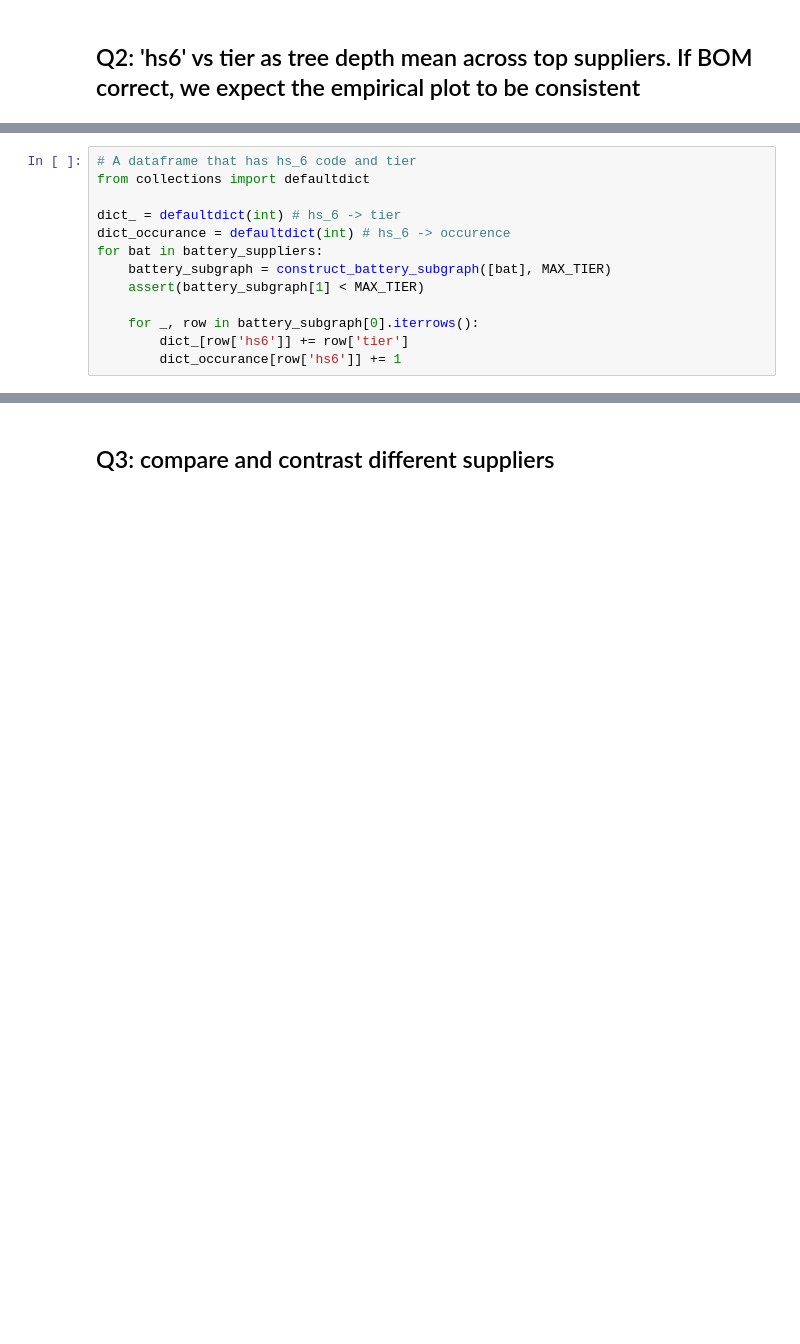
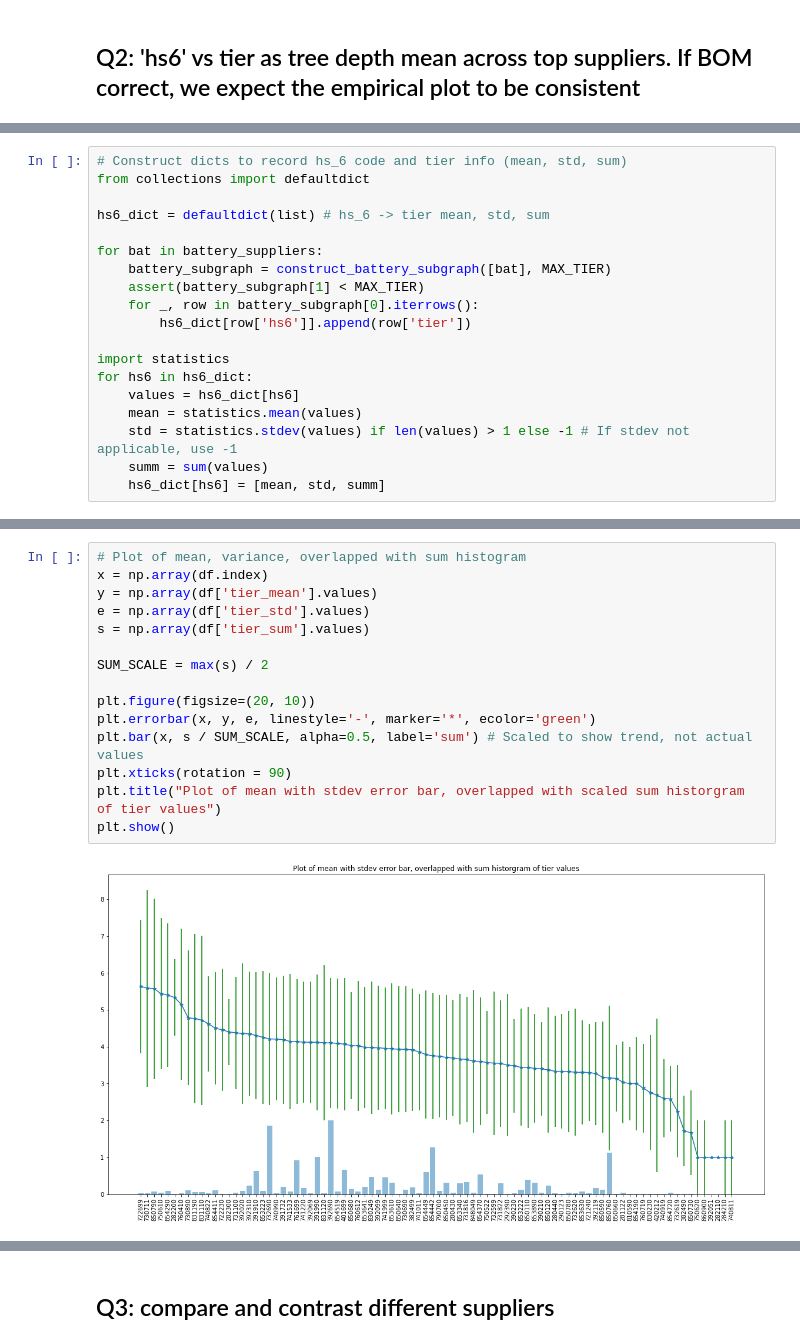
Before and after one commit to juandifers/supply-chain-model, a Jupyter notebook: battery_subgraph_reconstruction.ipynb, the cells around one changed output, grey strips where cells are left out. Cells and saved outputs as stored; diff of their text form; blank space fills up the shorter version.

```diff
--- a/battery_subgraph_reconstruction.ipynb
+++ b/battery_subgraph_reconstruction.ipynb
@@ -202,15 +203,21 @@ construct_battery_subgraph(['dell glXobal b.v'], MAX_TIER)[0]['tier'].values[0]
 # %% [output]
 2
 # %%
-# A dataframe that has hs_6 code and tier
+# Construct dicts to record hs_6 code and tier info (mean, std, sum)
 from collections import defaultdict
 
-dict_ = defaultdict(int) # hs_6 -> tier
-dict_occurance = defaultdict(int) # hs_6 -> occurence
+hs6_dict = defaultdict(list) # hs_6 -> tier mean, std, sum
+
 for bat in battery_suppliers:
     battery_subgraph = construct_battery_subgraph([bat], MAX_TIER)
     assert(battery_subgraph[1] < MAX_TIER)
+    for _, row in battery_subgraph[0].iterrows():
+        hs6_dict[row['hs6']].append(row['tier'])
 
-    for _, row in battery_subgraph[0].iterrows():
-        dict_[row['hs6']] += row['tier']
-        dict_occurance[row['hs6']] += 1
+import statistics
+for hs6 in hs6_dict:
+    values = hs6_dict[hs6]
+    mean = statistics.mean(values)
+    std = statistics.stdev(values) if len(values) > 1 else -1 # If stdev not applicable, use -1
+    summ = sum(values)
+    hs6_dict[hs6] = [mean, std, summ]
@@ -245,0 +282,17 @@ display(df.sort_values(['tier_mean'], ascending = True))
+# %%
+# Plot of mean, variance, overlapped with sum histogram
+x = np.array(df.index)
+y = np.array(df['tier_mean'].values)
+e = np.array(df['tier_std'].values)
+s = np.array(df['tier_sum'].values)
+
+SUM_SCALE = max(s) / 2
+
+plt.figure(figsize=(20, 10))
+plt.errorbar(x, y, e, linestyle='-', marker='*', ecolor='green')
+plt.bar(x, s / SUM_SCALE, alpha=0.5, label='sum') # Scaled to show trend, not actual values
+plt.xticks(rotation = 90)
+plt.title("Plot of mean with stdev error bar, overlapped with scaled sum historgram of tier values")
+plt.show()
+# %% [output]
+[figure, added]
```
Also changed, not shown: parts of 6 cells of this notebook.
